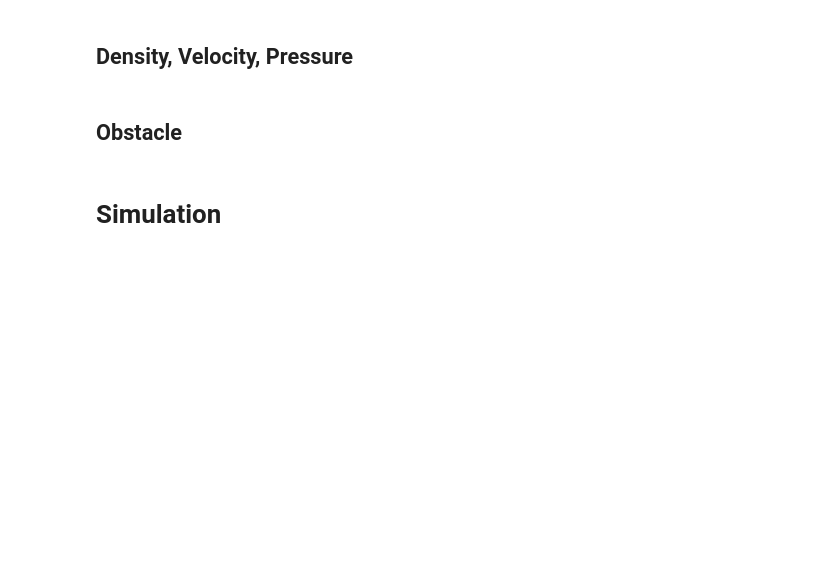
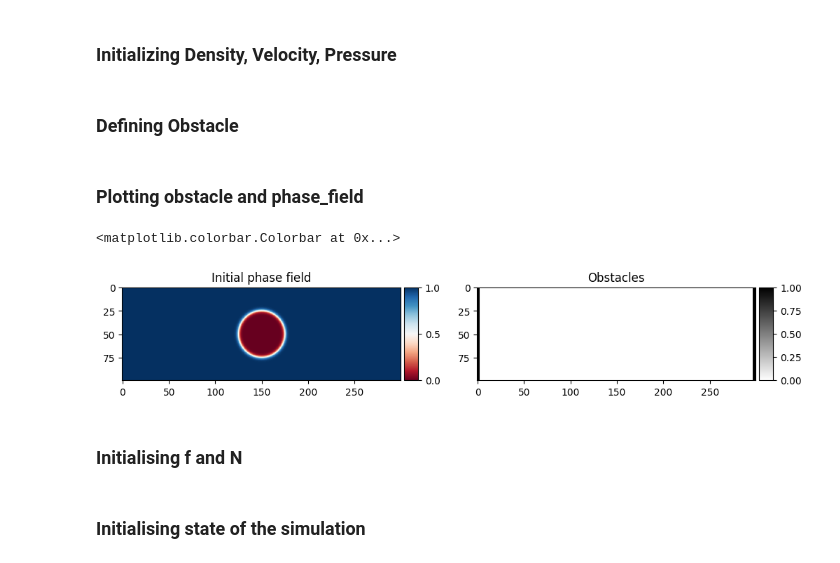
Before and after one commit to dic-case-studies/cg-lbm, a Jupyter notebook: notebooks/Color Gradient Lattice Boltzman Method.ipynb, the cells around one changed output. Drawn from its saved outputs; the diff is of its cells as text; code cells hidden in the pictures; blank space fills up the shorter version.

```diff
--- a/notebooks/Color Gradient Lattice Boltzman Method.ipynb
+++ b/notebooks/Color Gradient Lattice Boltzman Method.ipynb
@@ -67,5 +59,5 @@ phase_field = phase_field.at[square].set(1.0)
 # %% [markdown]
-## Density, Velocity, Pressure
+### Initializing Density, Velocity, Pressure
 # %%
 rho = system.density_one * phase_field + system.density_two * (1.0 - phase_field)
 pressure = jnp.full(grid_shape, system.ref_pressure)
@@ -74,7 +66,7 @@ u_x = -system.uWallX + (Y - 2.5) * 2 * system.uWallX / (LY - 6)
 u_y = jnp.zeros(grid_shape)
 u = rearrange(jnp.stack([u_x, u_y]), "x i j -> i j x") #.transpose(1, 2, 0)
 # %% [markdown]
-## Obstacle
+### Defining Obstacle
 # %%
 obs = jnp.zeros(grid_shape, dtype=bool)
 obs_velX = jnp.zeros(grid_shape)
@@ -94,9 +79,34 @@ for i in range(system.LX):
     obs_velX = obs_velX.at[i, [0, 1, 2]].set(-system.uWallX)
 
 obs_vel = rearrange(jnp.stack([obs_velX, obs_velY]), "x i j -> i j x")
+# %% [markdown]
+### Plotting obstacle and phase_field
+# %%
+fig, axs = plt.subplots(1, 2, figsize=(12, 6))
+
+im0 = axs[0].imshow(phase_field, cmap='RdBu')
+axs[0].set_title("Initial phase field")
+
+divider = make_axes_locatable(axs[0])
+cax0 = divider.append_axes('right', size='5%', pad=0.05)
+fig.colorbar(im0, cax=cax0, orientation='vertical')
+
+im1 = axs[1].imshow(obs, cmap='binary')
+axs[1].set_title("Obstacles")
+
+divider = make_axes_locatable(axs[1])
+cax1 = divider.append_axes('right', size='5%', pad=0.05)
+fig.colorbar(im1, cax=cax1, orientation='vertical')
+# %% [output]
+<matplotlib.colorbar.Colorbar at 0x...>
+[figure, added]
+# %% [markdown]
+### Initialising f and N
 # %%
 f = eq_dist_phase_field(system.cXYs, system.weights, phase_field, jnp.zeros((LX, LY, 2)))
 N = grid_eq_dist(system.cXYs, system.weights, system.phi_weights, pressure, jnp.zeros((LX, LY, 2)))
+# %% [markdown]
+### Initialising state of the simulation
 # %%
 state = State(
     rho=rho,
@@ -107,5 +117,3 @@ state = State(
     f=f,
     N=N
 )
-# %% [markdown]
-# Simulation
```
Also changed, not shown: parts of 41 cells of this notebook, 3 other files.
